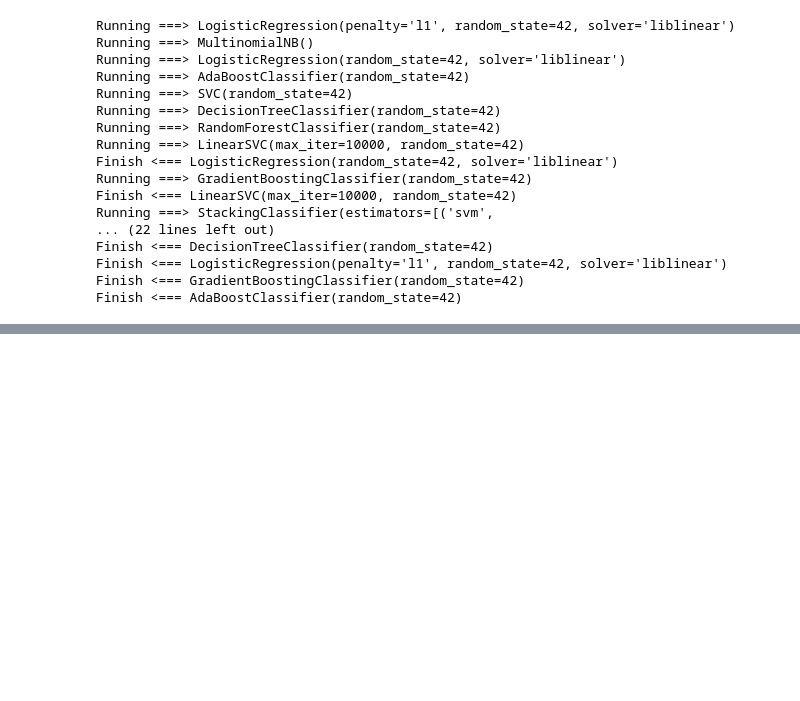
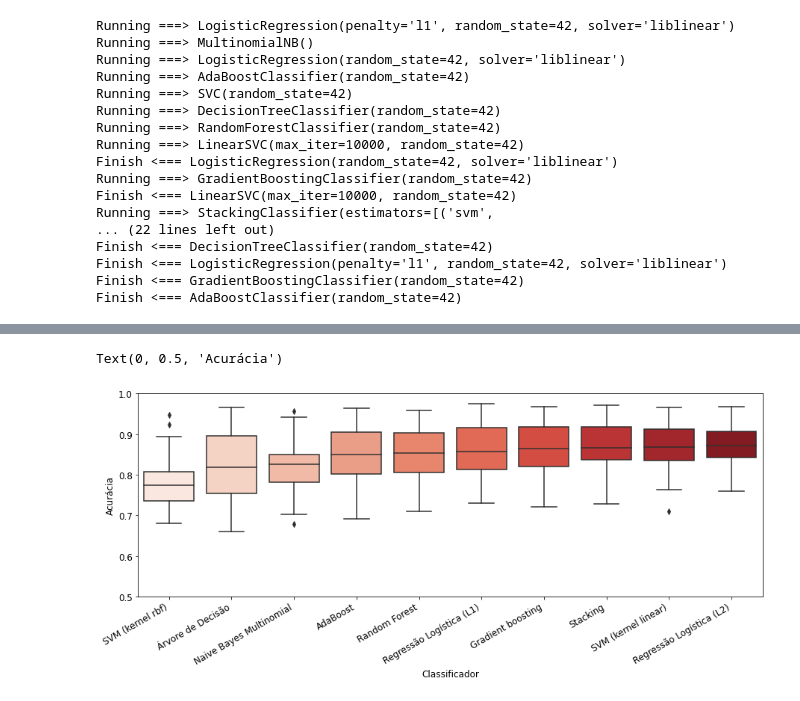
Before and after one commit to matiasvinicius/reddit-in-portuguese, a Jupyter notebook: notebooks/analysis/analysis.ipynb, the cells around one changed output, grey strips where cells are left out. Cells and saved outputs as stored; diff of their text form; code cells hidden in the pictures; blank space fills up the shorter version.

```diff
--- a/notebooks/analysis/analysis.ipynb
+++ b/notebooks/analysis/analysis.ipynb
@@ -142,0 +183,14 @@ Text(0, 0.5, 'Acurácia')
+# %%
+font = {'size': 12}
+
+matplotlib.rc('font', **font)
+
+plt.figure(figsize=(15,5))
+plt.ylim(0.5, 1)
+plt.xticks(rotation=30, ha='right')
+sns.boxplot(x='clf', y='accuracy', data=metrics_df, palette="Reds", order=metrics_df.groupby("clf").median()["accuracy"].sort_values().reset_index()["clf"])
+plt.xlabel('Classificador')
+plt.ylabel('Acurácia')
+# %% [output]
+Text(0, 0.5, 'Acurácia')
+[figure, added]
```
Also changed, not shown: parts of 15 cells of this notebook.
